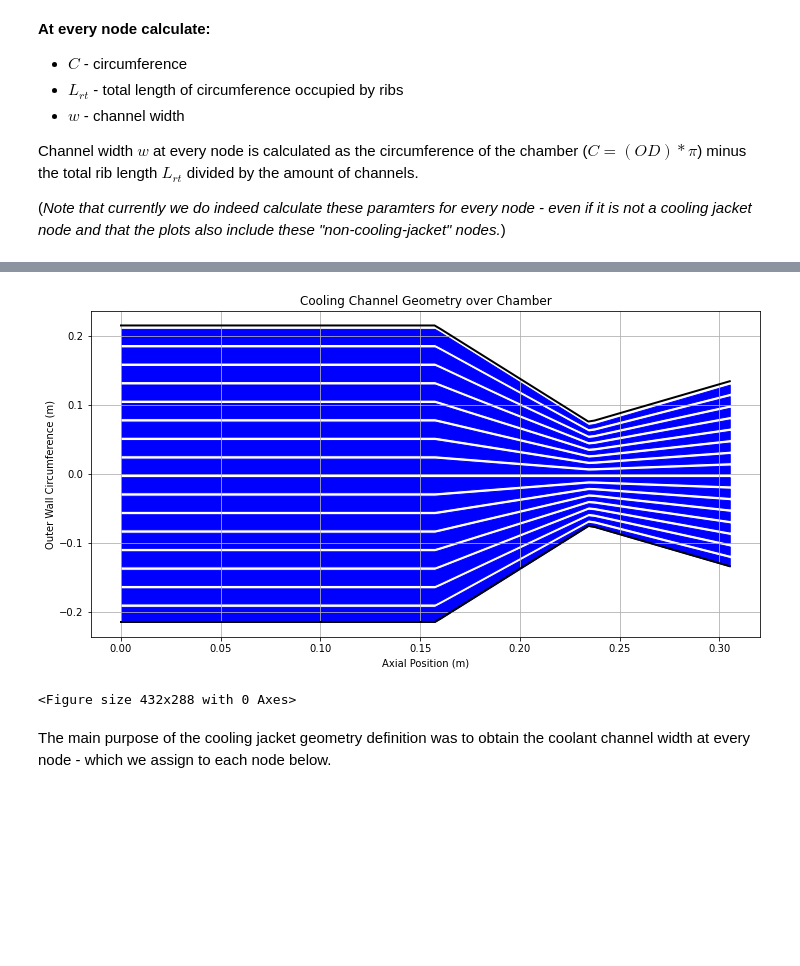
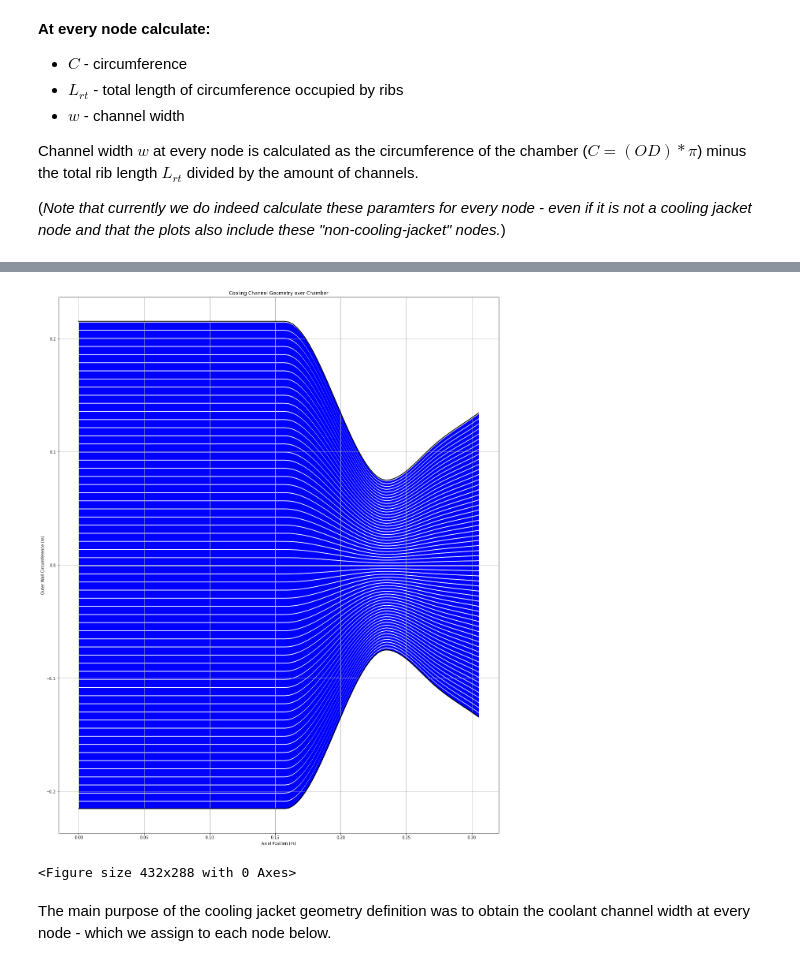
Before and after one commit to Project-Liquid/TheRocket, a Jupyter notebook: RegenSolver/hemsolver.ipynb, the cells around one changed output, grey strips where cells are left out. Drawn from its saved outputs; the diff is of its cells as text; code cells hidden in the pictures; blank space fills up the shorter version.

```diff
--- a/RegenSolver/hemsolver.ipynb
+++ b/RegenSolver/hemsolver.ipynb
@@ -51,8 +54,8 @@ def_X_ci = 0.3 # [-] - coolant inlet quality
 def_x_off = 0.024 # [m] - cooling jacket offset
 def_T_hw = 985 # [K] - target hot wall temperature (should be below 1373 K)
 def_T_cw = 550 # [K] - target cold wall temperature (should be below 623 K)
-def_N_channels = 16 # [-] - number of cooling channels
-def_t_rib = 0.005 # [m] thickness of ribs
+def_N_channels = 60 # [-] - number of cooling channels
+def_t_rib = 0.001 # [m] thickness of ribs
 
 def_k_wall = 20 # [W/mK] - thermal conductivity of wall
 def_N = 100 # number of nodes
@@ -1092,3 +1070,10 @@ for i, el in enumerate(nodes):
+# %%
+# redefine x and r to be newest interpolated values and not critical points
+_x = x
+_r = r
+x = x_n
+r = r_n
+th = np.array([variable_thickness(_x) for _x in x_n ]) # thickness of chamber wall [m]
 # %% [markdown]
 ### Solving Exhaust Gas State at Each Slice
 To solve the exhaust gas state at each slice we can use the isentropic flow equations for $T$ and $P$, i.e. $T = T_0(1+\frac{k-1}{2}M^2)^{-1}$ and $p=p_0(1+\frac{k-1}{2}M^2)^{\frac{-k}{k-1}}$.<br>
@@ -1256,9 +1241,9 @@ Option: Defining $T_{hw}$ as linear functions
 # %%
 # interpolate hot wall temperature T_hw(x) at each node
 # finding x positons for various pairs of points
-points12x = x[:2] # points 1 and 2
-points23x = x[1:3] # points 2 and 3
-points34x = x[2:4] # points 3 and 4
+points12x = _x[:2] # points 1 and 2
+points23x = _x[1:3] # points 2 and 3
+points34x = _x[2:4] # points 3 and 4
 
 points12T_hw = [T_hwi, T_hwi] # points 1 and 2
 points23T_hw = [T_hwi, T_hwt] # points 2 and 3
@@ -1279,10 +1264,10 @@ T_hw_n = np.zeros_like(x_n) # hot wall temperature at nodes
 for i, el in enumerate(x_n):
     slope = 0
     # find T_hw_n
-    if el <= x[1]:
+    if el <= _x[1]:
         node_T_hw_n = slope12 * el + intercept12
         # note: for interval 1-2 slope is 0
-    elif el <= x[2]:
+    elif el <= _x[2]:
         node_T_hw_n = slope23 * el + intercept23
         slope = slope23
     else:
@@ -1330,9 +1315,9 @@ Option: Defining $T_{cw}$ as linear functions
 # %%
 # interpolate cold wall temperature T_cw(x) at each node
 # finding x positons for various pairs of points
-points12x = x[:2] # points 1 and 2
-points23x = x[1:3] # points 2 and 3
-points34x = x[2:4] # points 3 and 4
+points12x = _x[:2] # points 1 and 2
+points23x = _x[1:3] # points 2 and 3
+points34x = _x[2:4] # points 3 and 4
 
 points12T_cw = [T_cwi, T_cwi] # points 1 and 2
 points23T_cw = [T_cwi, T_cwt] # points 2 and 3
@@ -1353,10 +1338,10 @@ T_cw_n = np.zeros_like(x_n) # cold wall temperature at nodes
 for i, el in enumerate(x_n):
     slope = 0
     # find T_cw_n
-    if el <= x[1]:
+    if el <= _x[1]:
         node_T_cw_n = slope12 * el + intercept12
         # note: for interval 1-2 slope is 0
-    elif el <= x[2]:
+    elif el <= _x[2]:
         node_T_cw_n = slope23 * el + intercept23
         slope = slope23
     else:
@@ -1461,22 +1446,22 @@ Range of cooling channel width: 4.468081344399931 to 21.899887096362598 [mm]
 # %%
 # visualize channel geometry by plotting channel walls on top of chamber outer wall envelope
-fig, axs = plt.subplots(figsize = (12, 6))
+fig, axs = plt.subplots(figsize = (20, 25))
 fig.set_facecolor('white')
 axs.grid()
 # plot chamber envelope
 axs.plot(x_n, (OD_n * np.pi) / 2, color = "k", linewidth = 2)
 axs.plot(x_n, -(OD_n * np.pi) / 2, color = "k", linewidth = 2)
 
 #axs.fill_between(x_n, (OD_n * np.pi) / 2, -(OD_n * np.pi) / 2, color = "gray") # color in ribs
 axs.set_xlabel("Axial Position (m)")
 axs.set_ylabel("Outer Wall Circumference (m)")
 axs.set_title("Cooling Channel Geometry over Chamber")
 for i in range(N_channels):
     axs.fill_between(x_n, - (OD_n * np.pi) / 2 + i * (t_rib + w), - (OD_n * np.pi) / 2 + i * (t_rib + w) + w, color = "b") # at the x-th position with respective outer diameter OD and channel width w plot the i-th channel
 plt.show()
-plt.savefig(plotfolder + "coolingchannelenvelope.png", dpi=300)
+plt.savefig(plotfolder + "coolingchannelenvelope.png", dpi=500)
 # %% [output]
-[figure, old version]
+[figure, new version]
 <Figure size 432x288 with 0 Axes>
 # %% [markdown]
 The main purpose of the cooling jacket geometry definition was to obtain the coolant channel width at every node - which we assign to each node below.
```
Also changed, not shown: parts of 44 cells of this notebook, 15 other files.
